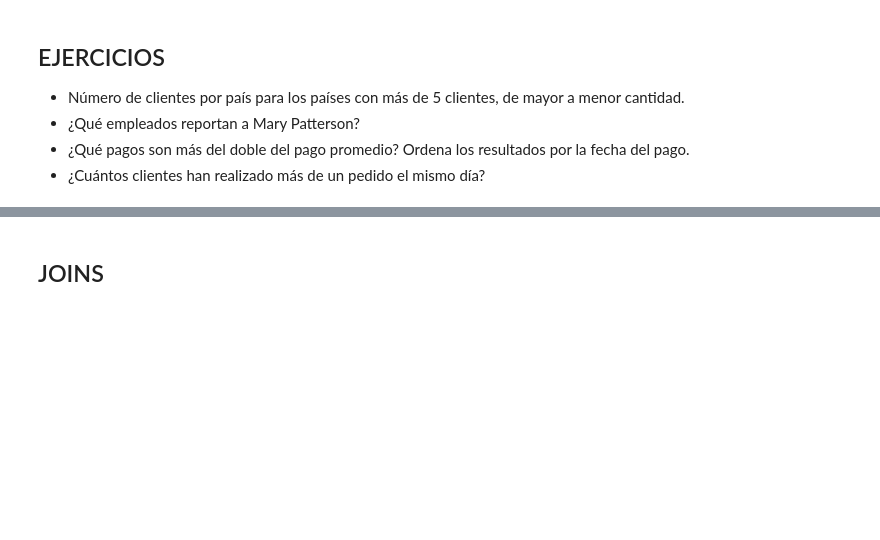
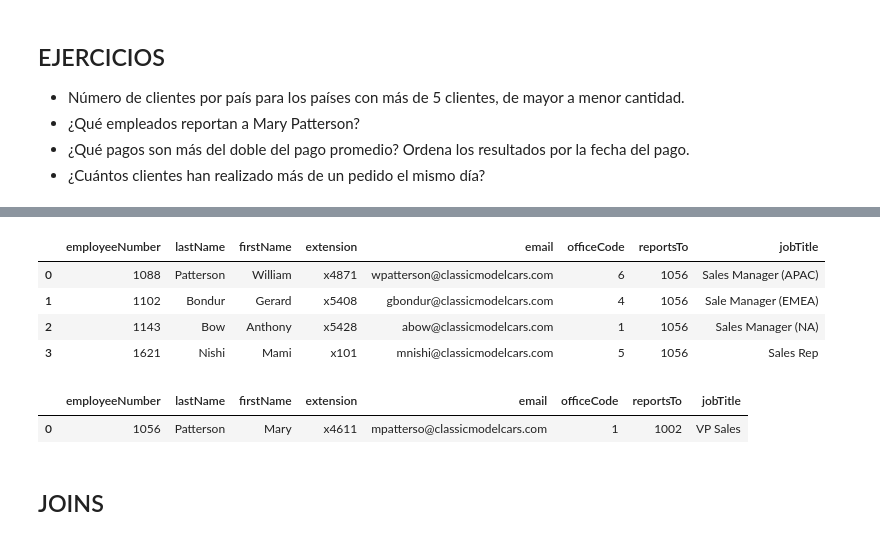
Before and after one commit to Unbiunio/SQL_practice, a Jupyter notebook: ClassicModels_curso_SQL.ipynb, the cells around one changed output, grey strips where cells are left out. Cells and saved outputs as stored; diff of their text form; code cells hidden in the pictures; blank space fills up the shorter version.

```diff
--- a/ClassicModels_curso_SQL.ipynb
+++ b/ClassicModels_curso_SQL.ipynb
@@ -987,3 +1070,28 @@ pd.read_sql(q,con)
+# %%
+q="""
+Select *
+from employees
+where reportsto in (Select employeenumber from employees where lastname = "Patterson" and firstname = "Mary")
+
+
+"""
+pd.read_sql(q,con)
+# %% [output]
+|  | employeeNumber | lastName | firstName | extension | email | officeCode | reportsTo | jobTitle |
+| 0 | 1088 | Patterson | William | x4871 | wpatterson@classicmodelcars.com | 6 | 1056 | Sales Manager (APAC) |
+| 1 | 1102 | Bondur | Gerard | x5408 | gbondur@classicmodelcars.com | 4 | 1056 | Sale Manager (EMEA) |
+| 2 | 1143 | Bow | Anthony | x5428 | abow@classicmodelcars.com | 1 | 1056 | Sales Manager (NA) |
+| 3 | 1621 | Nishi | Mami | x101 | mnishi@classicmodelcars.com | 5 | 1056 | Sales Rep |
+# %%
+q="""
+Select *
+from employees
+where lastname = "Patterson" and firstname = "Mary"
+"""
+pd.read_sql(q,con)
+# %% [output]
+|  | employeeNumber | lastName | firstName | extension | email | officeCode | reportsTo | jobTitle |
+| 0 | 1056 | Patterson | Mary | x4611 | mpatterso@classicmodelcars.com | 1 | 1002 | VP Sales |
 # %% [markdown]
 ## JOINS
 # %% [markdown]
```
Also changed, not shown: parts of 6 cells of this notebook.
